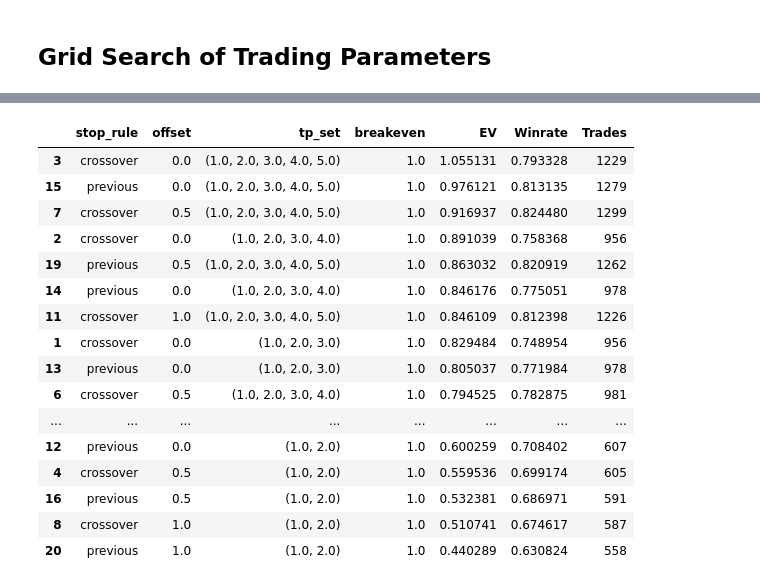
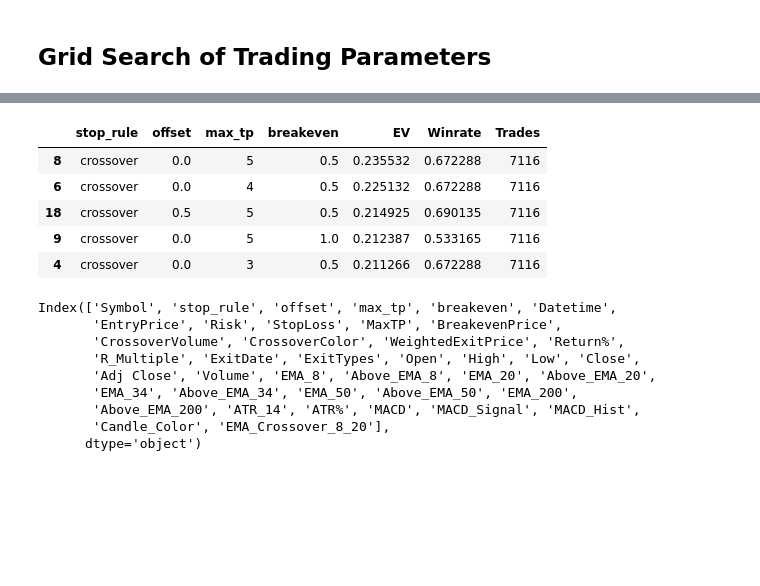
Before and after one commit to i-osipchyk/ema-crossover, a Jupyter notebook: analysis.ipynb, the cells around one changed output, grey strips where cells are left out. Saved outputs shown, nothing was run; the diff lists cells and outputs as text; code cells hidden in the pictures; blank space fills up the shorter version.

```diff
--- a/analysis.ipynb
+++ b/analysis.ipynb
@@ -652,0 +700,26 @@ trade_results = pd.concat(all_results, ignore_index=True)
+# %%
+def add_indicators_to_trades(trades_df, historical_data_dict):
+    enriched_trades = []
+
+    for _, trade in trades_df.iterrows():
+        sym = trade["Symbol"]
+        dt = trade["Datetime"]
+
+        # start with trade row
+        row = trade.to_dict()
+
+        # lookup historical dataframe for this symbol
+        if sym in historical_data_dict:
+            hist_df = historical_data_dict[sym]
+            match = hist_df.loc[hist_df["Datetime"] == dt]
+
+            if not match.empty:
+                # take the first row of matching historical data
+                hist_data = match.iloc[0].to_dict()
+
+                # merge into trade row
+                row.update(hist_data)
+
+        enriched_trades.append(row)
+
+    return pd.DataFrame(enriched_trades)
@@ -653,29 +728,30 @@ trade_results = pd.concat(all_results, ignore_index=True)
 # %%
-summary = trade_results.groupby(
-    ["stop_rule", "offset", "tp_set", "breakeven"]
+summary = trades_df_historical.groupby(
+    ["stop_rule", "offset", "max_tp", "breakeven"]
 ).agg(EV=("R_Multiple", "mean"),
        Winrate=("Return%", lambda x: (x > 0).mean()),
-       Trades=("Return%", "count")).reset_index()
+       Trades=("Return%", "count")).reset_index().sort_values(by="EV", ascending=False)
+
+summary.head()
+# %% [output]
+|  | stop_rule | offset | max_tp | breakeven | EV | Winrate | Trades |
+| 8 | crossover | 0.0 | 5 | 0.5 | 0.235532 | 0.672288 | 7116 |
+| 6 | crossover | 0.0 | 4 | 0.5 | 0.225132 | 0.672288 | 7116 |
+| 18 | crossover | 0.5 | 5 | 0.5 | 0.214925 | 0.690135 | 7116 |
+| 9 | crossover | 0.0 | 5 | 1.0 | 0.212387 | 0.533165 | 7116 |
+| 4 | crossover | 0.0 | 3 | 0.5 | 0.211266 | 0.672288 | 7116 |
-# %%
-summary.sort_values('EV', ascending=False)
-# %% [output]
-|  | stop_rule | offset | tp_set | breakeven | EV | Winrate | Trades |
-| 3 | crossover | 0.0 | (1.0, 2.0, 3.0, 4.0, 5.0) | 1.0 | 1.055131 | 0.793328 | 1229 |
-| 15 | previous | 0.0 | (1.0, 2.0, 3.0, 4.0, 5.0) | 1.0 | 0.976121 | 0.813135 | 1279 |
-| 7 | crossover | 0.5 | (1.0, 2.0, 3.0, 4.0, 5.0) | 1.0 | 0.916937 | 0.824480 | 1299 |
-| 2 | crossover | 0.0 | (1.0, 2.0, 3.0, 4.0) | 1.0 | 0.891039 | 0.758368 | 956 |
-| 19 | previous | 0.5 | (1.0, 2.0, 3.0, 4.0, 5.0) | 1.0 | 0.863032 | 0.820919 | 1262 |
-| 14 | previous | 0.0 | (1.0, 2.0, 3.0, 4.0) | 1.0 | 0.846176 | 0.775051 | 978 |
-| 11 | crossover | 1.0 | (1.0, 2.0, 3.0, 4.0, 5.0) | 1.0 | 0.846109 | 0.812398 | 1226 |
-| 1 | crossover | 0.0 | (1.0, 2.0, 3.0) | 1.0 | 0.829484 | 0.748954 | 956 |
-| 13 | previous | 0.0 | (1.0, 2.0, 3.0) | 1.0 | 0.805037 | 0.771984 | 978 |
-| 6 | crossover | 0.5 | (1.0, 2.0, 3.0, 4.0) | 1.0 | 0.794525 | 0.782875 | 981 |
-| ... | ... | ... | ... | ... | ... | ... | ... |
-| 12 | previous | 0.0 | (1.0, 2.0) | 1.0 | 0.600259 | 0.708402 | 607 |
-| 4 | crossover | 0.5 | (1.0, 2.0) | 1.0 | 0.559536 | 0.699174 | 605 |
-| 16 | previous | 0.5 | (1.0, 2.0) | 1.0 | 0.532381 | 0.686971 | 591 |
-| 8 | crossover | 1.0 | (1.0, 2.0) | 1.0 | 0.510741 | 0.674617 | 587 |
-| 20 | previous | 1.0 | (1.0, 2.0) | 1.0 | 0.440289 | 0.630824 | 558 |
+# %%
+trades_df_historical.columns
+# %% [output]
+Index(['Symbol', 'stop_rule', 'offset', 'max_tp', 'breakeven', 'Datetime',
+       'EntryPrice', 'Risk', 'StopLoss', 'MaxTP', 'BreakevenPrice',
+       'CrossoverVolume', 'CrossoverColor', 'WeightedExitPrice', 'Return%',
+       'R_Multiple', 'ExitDate', 'ExitTypes', 'Open', 'High', 'Low', 'Close',
+       'Adj Close', 'Volume', 'EMA_8', 'Above_EMA_8', 'EMA_20', 'Above_EMA_20',
+       'EMA_34', 'Above_EMA_34', 'EMA_50', 'Above_EMA_50', 'EMA_200',
+       'Above_EMA_200', 'ATR_14', 'ATR%', 'MACD', 'MACD_Signal', 'MACD_Hist',
+       'Candle_Color', 'EMA_Crossover_8_20'],
+      dtype='object')
 # %%
 min_crossover_vol = 2_000_000 # minimum volume at crossover
 min_price = 50 # minimum entry price
```
Also changed, not shown: parts of 43 cells of this notebook.
